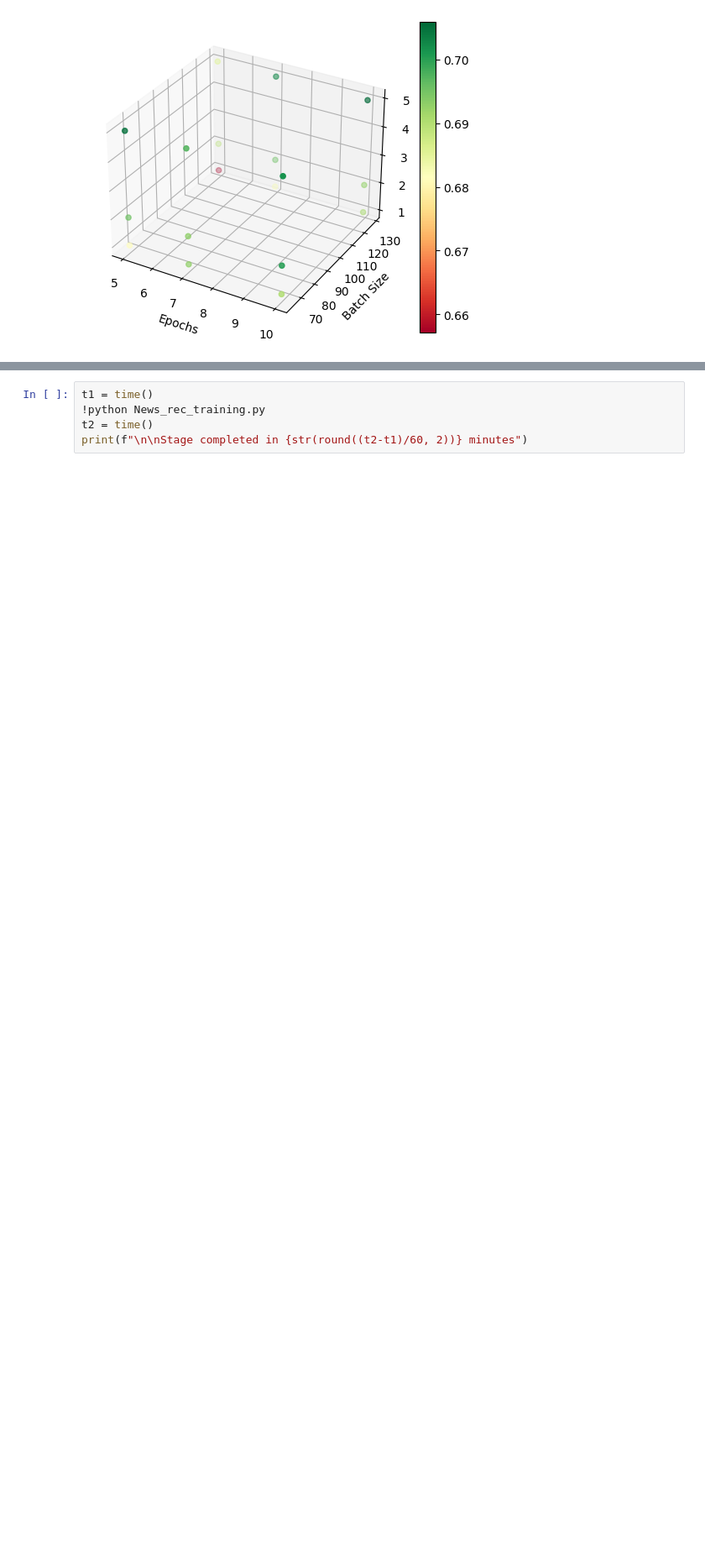
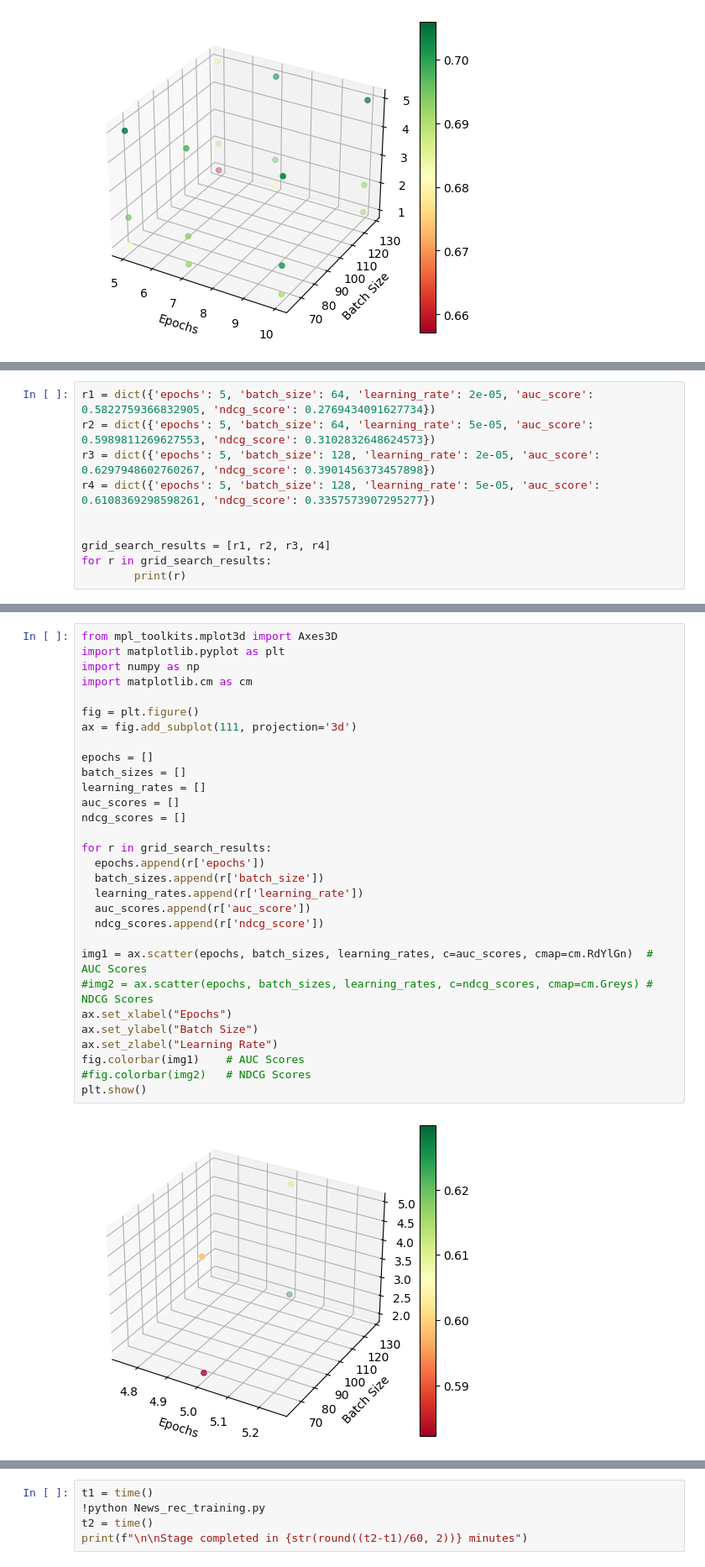
Before and after one commit to micolrosini/KRED-Recommendation-System, a Jupyter notebook: KRED_notebook.ipynb, the cells around one changed output, grey strips where cells are left out. Shown at 84% size. Cells and saved outputs as stored; diff of their text form; blank space fills up the shorter version.

```diff
--- a/KRED_notebook.ipynb
+++ b/KRED_notebook.ipynb
@@ -1697,0 +1618,10 @@ plt.show()
+# %%
+r1 = dict({'epochs': 5, 'batch_size': 64, 'learning_rate': 2e-05, 'auc_score': 0.5822759366832905, 'ndcg_score': 0.2769434091627734})
+r2 = dict({'epochs': 5, 'batch_size': 64, 'learning_rate': 5e-05, 'auc_score': 0.5989811269627553, 'ndcg_score': 0.3102832648624573})
+r3 = dict({'epochs': 5, 'batch_size': 128, 'learning_rate': 2e-05, 'auc_score': 0.6297948602760267, 'ndcg_score': 0.3901456373457898})
+r4 = dict({'epochs': 5, 'batch_size': 128, 'learning_rate': 5e-05, 'auc_score': 0.6108369298598261, 'ndcg_score': 0.3357573907295277})
+
+
+grid_search_results = [r1, r2, r3, r4]
+for r in grid_search_results:
+        print(r)
@@ -1698 +1633,33 @@ plt.show()
+# %%
+from mpl_toolkits.mplot3d import Axes3D
+import matplotlib.pyplot as plt
+import numpy as np
+import matplotlib.cm as cm
+
+fig = plt.figure()
+ax = fig.add_subplot(111, projection='3d')
+
+epochs = []
+batch_sizes = []
+learning_rates = []
+auc_scores = []
+ndcg_scores = []
+
+for r in grid_search_results:
+  epochs.append(r['epochs'])
+  batch_sizes.append(r['batch_size'])
+  learning_rates.append(r['learning_rate'])
+  auc_scores.append(r['auc_score'])
+  ndcg_scores.append(r['ndcg_score'])
+
+img1 = ax.scatter(epochs, batch_sizes, learning_rates, c=auc_scores, cmap=cm.RdYlGn)  # AUC Scores
+#img2 = ax.scatter(epochs, batch_sizes, learning_rates, c=ndcg_scores, cmap=cm.Greys) # NDCG Scores
+ax.set_xlabel("Epochs")
+ax.set_ylabel("Batch Size")
+ax.set_zlabel("Learning Rate")
+fig.colorbar(img1)    # AUC Scores
+#fig.colorbar(img2)   # NDCG Scores
+plt.show()
+# %% [output]
+[figure, added]
 # %% [markdown]
```
Also changed, not shown: parts of 12 cells of this notebook.
